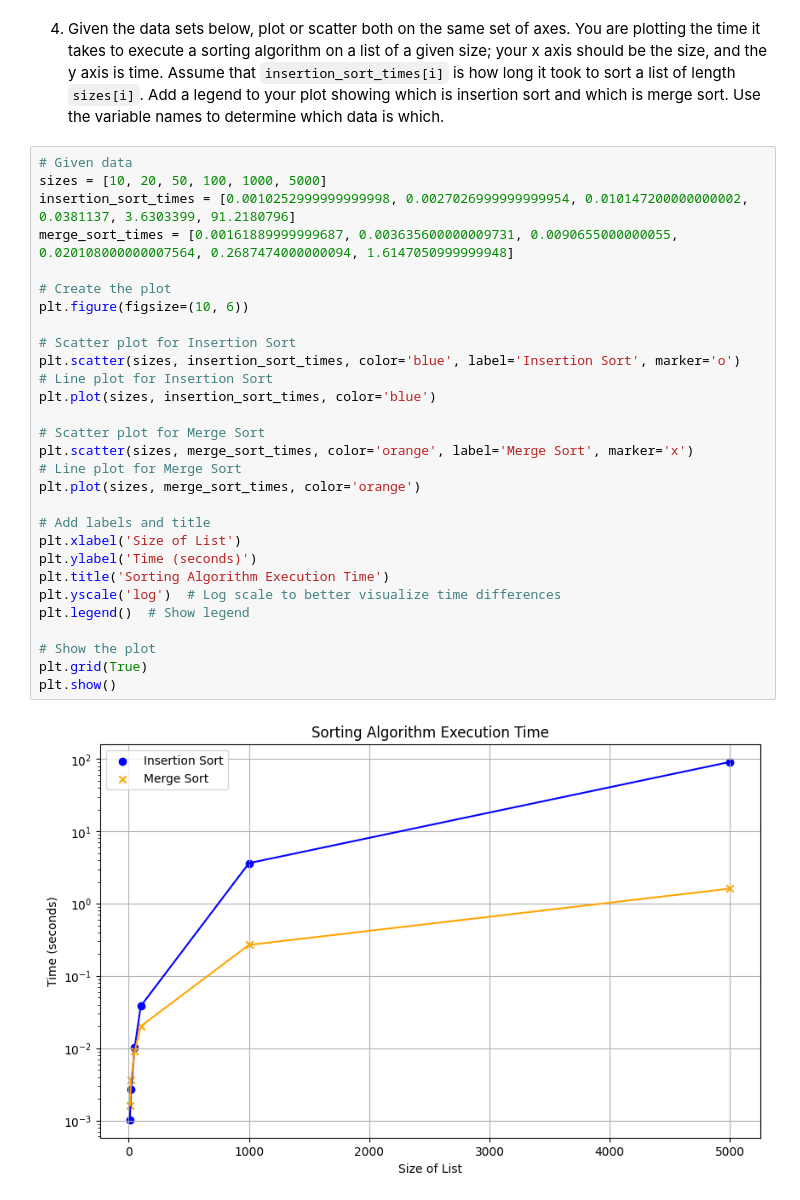
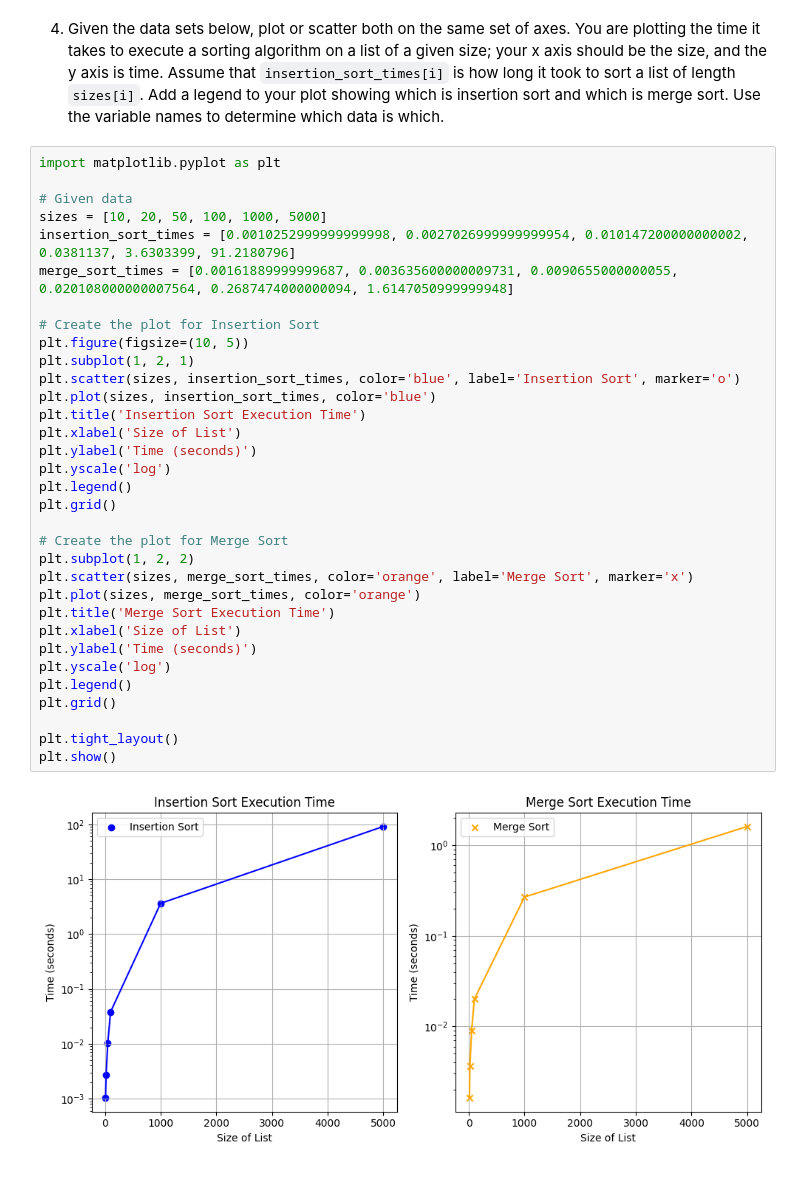
Before and after one commit to katehuntsman/web-project-03-huntsman, a Jupyter notebook: pyplot.ipynb, the cells around one changed output. Drawn from its saved outputs; the diff is of its cells as text.

Commit message:
updated pyplot

```diff
--- a/pyplot.ipynb
+++ b/pyplot.ipynb
@@ -125,33 +141,37 @@ plt.show()
 # %% [markdown]
 4. Given the data sets below, plot or scatter both on the same set of axes.  You are plotting the time it takes to execute a sorting algorithm on a list of a given size; your x axis should be the size, and the y axis is time.  Assume that `insertion_sort_times[i]` is how long it took to sort a list of length `sizes[i]`.  Add a legend to your plot showing which is insertion sort and which is merge sort.  Use the variable names to determine which data is which.
 # %%
+import matplotlib.pyplot as plt
+
 # Given data
 sizes = [10, 20, 50, 100, 1000, 5000]
 insertion_sort_times = [0.0010252999999999998, 0.0027026999999999954, 0.010147200000000002, 0.0381137, 3.6303399, 91.2180796]
 merge_sort_times = [0.00161889999999687, 0.003635600000009731, 0.0090655000000055, 0.020108000000007564, 0.2687474000000094, 1.6147050999999948]
 
-# Create the plot
-plt.figure(figsize=(10, 6))
-
-# Scatter plot for Insertion Sort
+# Create the plot for Insertion Sort
+plt.figure(figsize=(10, 5))
+plt.subplot(1, 2, 1)
 plt.scatter(sizes, insertion_sort_times, color='blue', label='Insertion Sort', marker='o')
-# Line plot for Insertion Sort
 plt.plot(sizes, insertion_sort_times, color='blue')
-
-# Scatter plot for Merge Sort
-plt.scatter(sizes, merge_sort_times, color='orange', label='Merge Sort', marker='x')
-# Line plot for Merge Sort
-plt.plot(sizes, merge_sort_times, color='orange')
-
-# Add labels and title
+plt.title('Insertion Sort Execution Time')
 plt.xlabel('Size of List')
 plt.ylabel('Time (seconds)')
-plt.title('Sorting Algorithm Execution Time')
-plt.yscale('log')  # Log scale to better visualize time differences
-plt.legend()  # Show legend
+plt.yscale('log')
+plt.legend()
+plt.grid()
 
-# Show the plot
-plt.grid(True)
+# Create the plot for Merge Sort
+plt.subplot(1, 2, 2)
+plt.scatter(sizes, merge_sort_times, color='orange', label='Merge Sort', marker='x')
+plt.plot(sizes, merge_sort_times, color='orange')
+plt.title('Merge Sort Execution Time')
+plt.xlabel('Size of List')
+plt.ylabel('Time (seconds)')
+plt.yscale('log')
+plt.legend()
+plt.grid()
+
+plt.tight_layout()
 plt.show()
 # %% [output]
-[figure, old version]
+[figure, new version]
```
Also changed, not shown: parts of 5 cells of this notebook, 1 other file.
